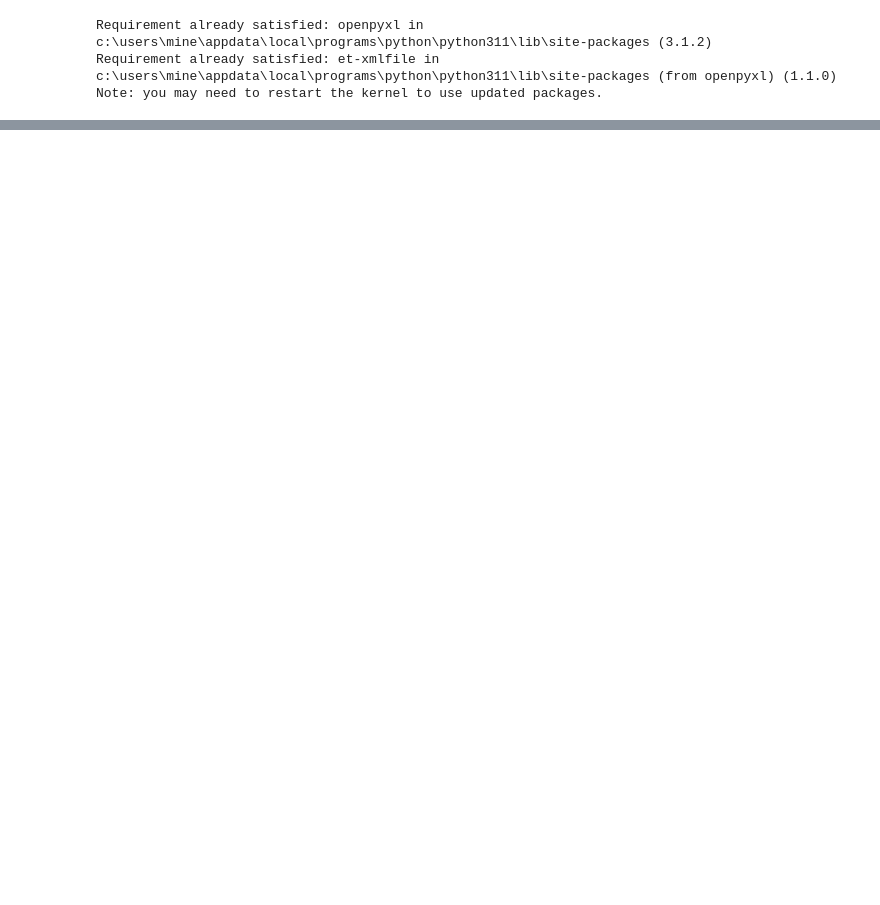
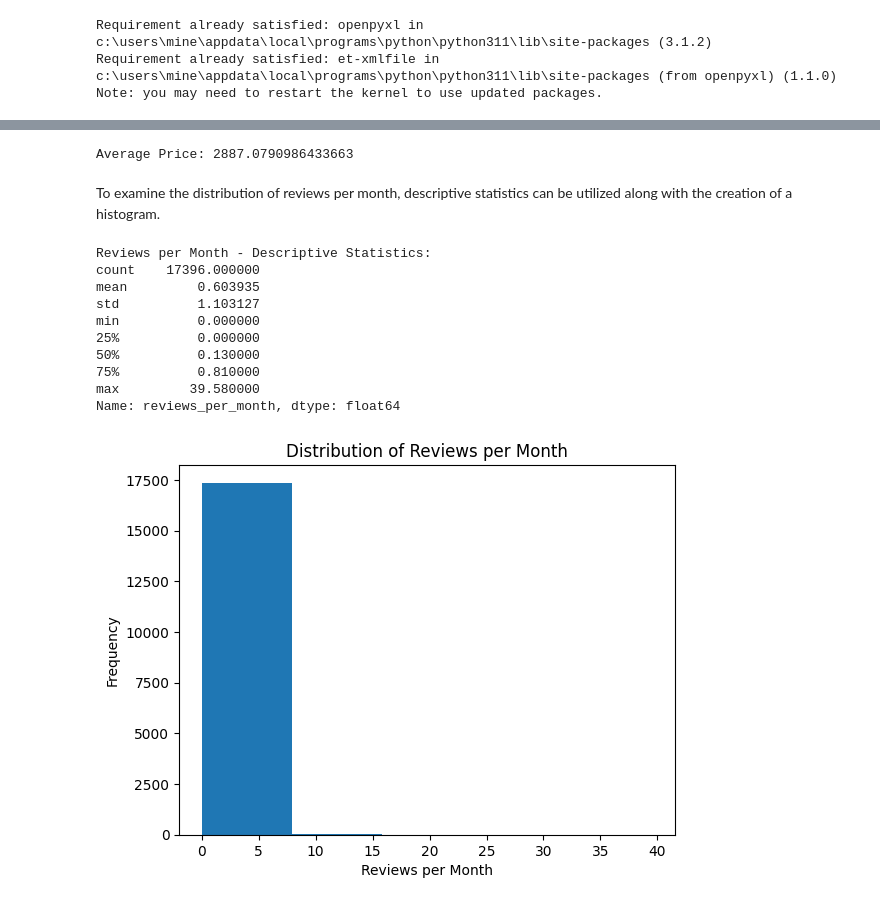
Before and after one commit to mine-martin/Bangkok_Listings_2023, a Jupyter notebook: Bangkok_Listings.ipynb, the cells around one changed output, grey strips where cells are left out. Saved outputs shown, nothing was run; the diff lists cells and outputs as text; code cells hidden in the pictures; blank space fills up the shorter version.

Commit message:
Added few Visualization

```diff
--- a/Bangkok_Listings.ipynb
+++ b/Bangkok_Listings.ipynb
@@ -118,0 +160,32 @@ airBNB.to_csv('Bangkok_Listings_CSV_2023.csv', index=False)
+# %%
+# Calculate the Average Price
+average_price = airBNB['price'].mean()
+print("Average Price:", average_price)
+# %% [output]
+Average Price: 2887.0790986433663
+# %% [markdown]
+To examine the distribution of reviews per month, descriptive statistics can be utilized along with the creation of a histogram.
+# %%
+# Descriptive statistics
+reviews_per_month_stats = airBNB['reviews_per_month'].describe()
+print("Reviews per Month - Descriptive Statistics:")
+print(reviews_per_month_stats)
+
+# Histogram
+plt.hist(airBNB['reviews_per_month'].dropna(), bins=5)
+plt.xlabel("Reviews per Month")
+plt.ylabel("Frequency")
+plt.title("Distribution of Reviews per Month")
+plt.show()
+# %% [output]
+Reviews per Month - Descriptive Statistics:
+count    17396.000000
+mean         0.603935
+std          1.103127
+min          0.000000
+25%          0.000000
+50%          0.130000
+75%          0.810000
+max         39.580000
+Name: reviews_per_month, dtype: float64
+[figure, added]
```
Also changed, not shown: parts of 4 cells of this notebook.
